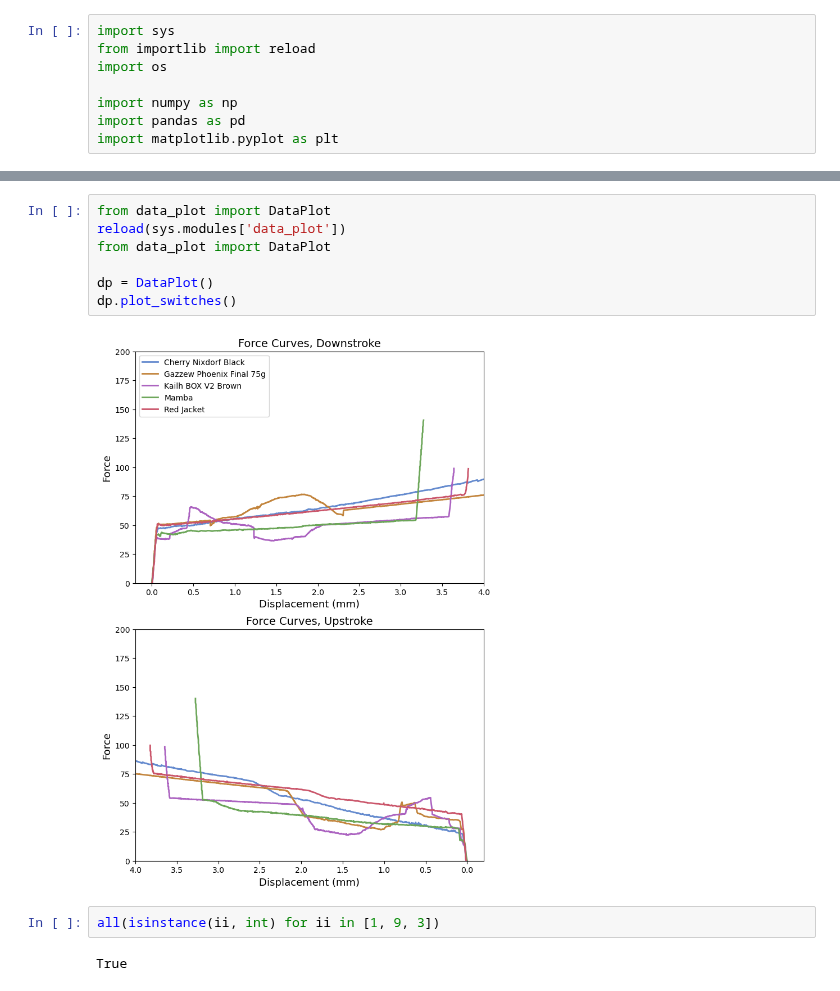
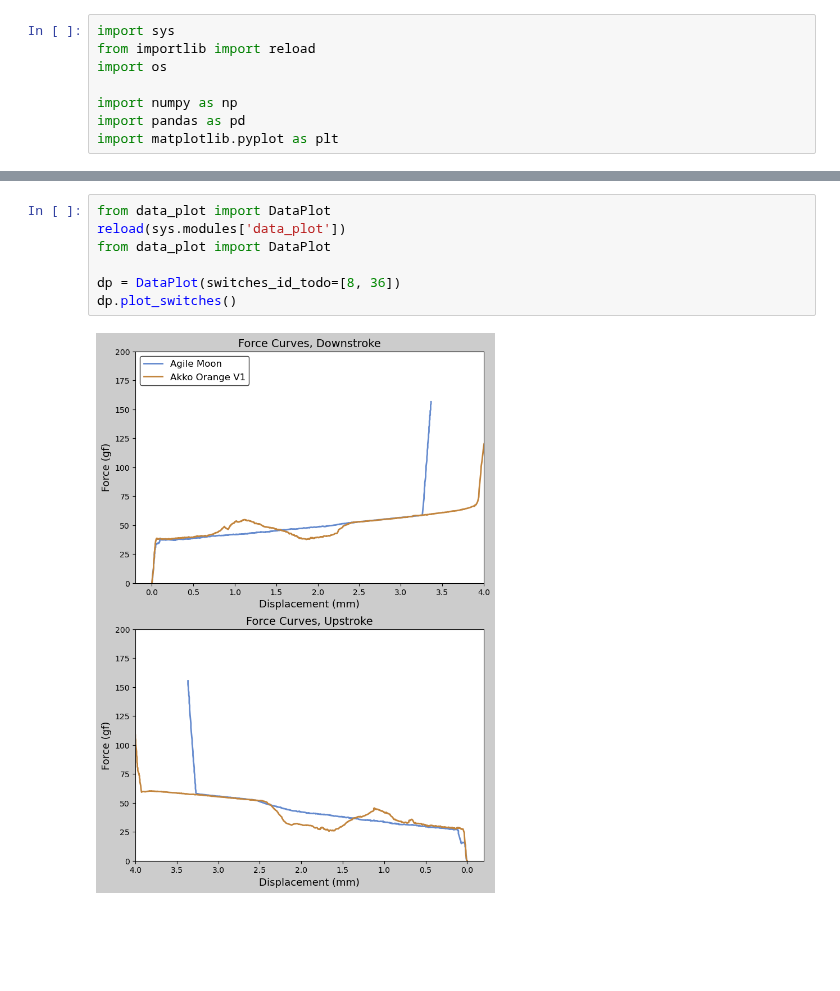
Before and after one commit to ThereminGoat/force-curves, a Jupyter notebook: 0_data_process/data_process.ipynb, the cells around one changed output, grey strips where cells are left out. Cells and saved outputs as stored; diff of their text form; blank space fills up the shorter version.

```diff
--- a/0_data_process/data_process.ipynb
+++ b/0_data_process/data_process.ipynb
@@ -34,13 +34,9 @@ Doing Zorro Red (White Bottom) for Upstroke
 # %%
 from data_plot import DataPlot
 reload(sys.modules['data_plot'])
 from data_plot import DataPlot
 
-dp = DataPlot()
+dp = DataPlot(switches_id_todo=[8, 36])
 dp.plot_switches()
 # %% [output]
-[figure, old version]
+[figure, new version]
-# %%
-all(isinstance(ii, int) for ii in [1, 9, 3])
-# %% [output]
-True
```
Also changed, not shown: parts of 11 cells of this notebook, 3 other files.
